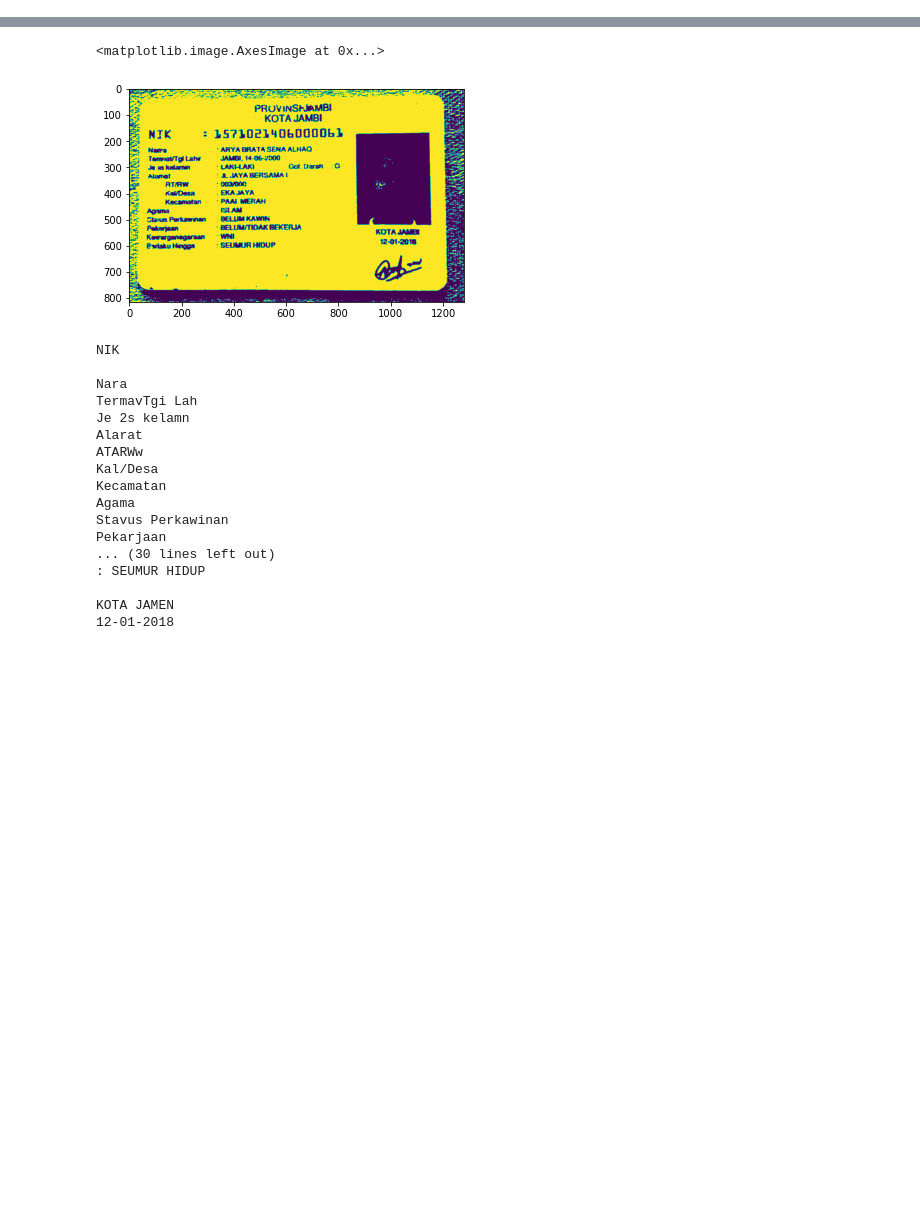
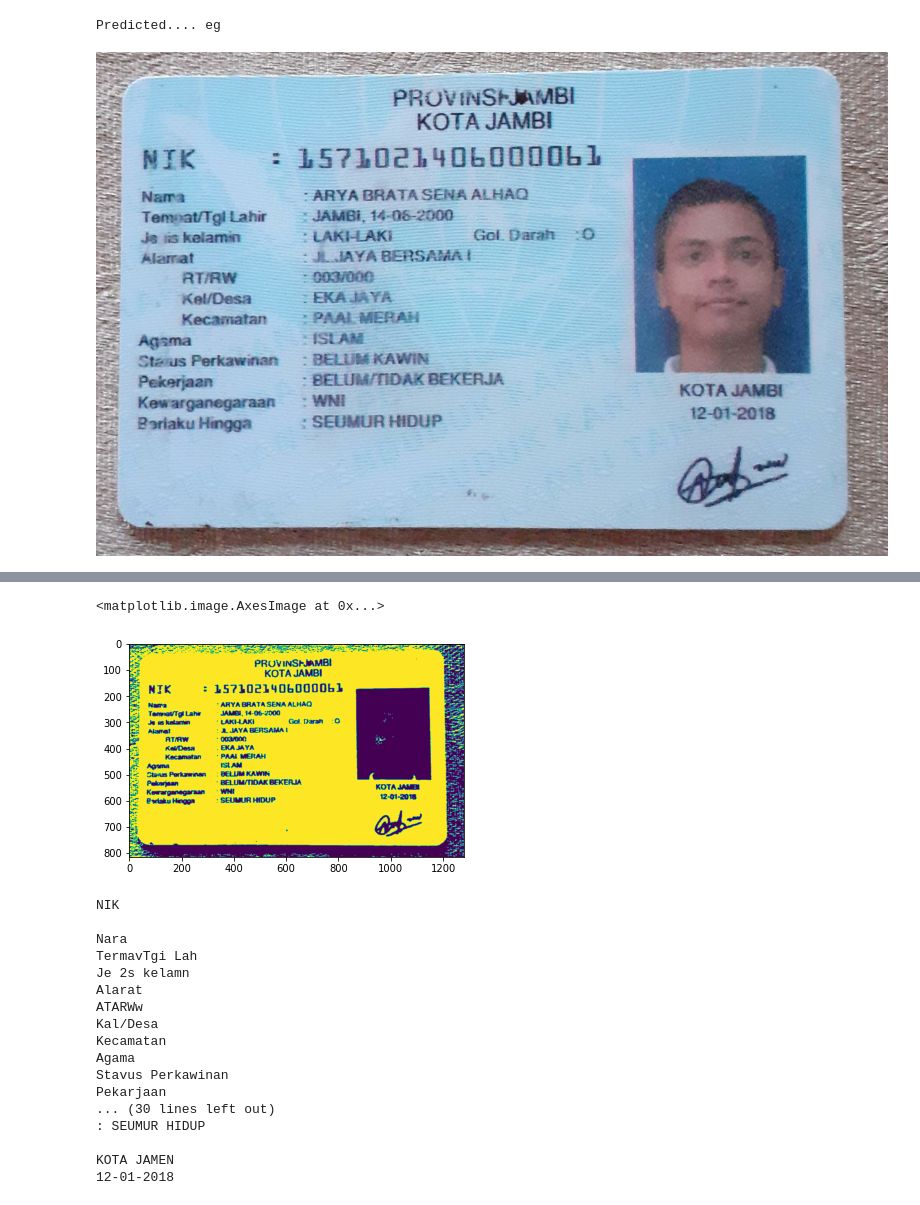
Before and after one commit to we-care-App/ML-model, a Jupyter notebook: Capstone_ML.ipynb, the cells around one changed output, grey strips where cells are left out. Drawn from its saved outputs; the diff is of its cells as text; code cells hidden in the pictures; blank space fills up the shorter version.

Commit message:
Add files via upload
convert to TfLite

```diff
--- a/Capstone_ML.ipynb
+++ b/Capstone_ML.ipynb
@@ -35,3 +310,43 @@ from skimage.filters import threshold_otsu
+# %%
+def tflite_inference(input, quantization='dr'):
+    model_name = f'crnn_{quantization}.tflite'
+    interpreter = tf.lite.Interpreter(model_path=model_name)
+    input_details = interpreter.get_input_details()
+    output_details = interpreter.get_output_details()
+    interpreter.allocate_tensors()
+    interpreter.set_tensor(input_details[0]['index'], input)
+    interpreter.invoke()
+    output = interpreter.get_tensor(output_details[0]['index'])
+    return output
+# %%
+preds = tflite_inference(image, quantization='float16')
+# %%
+def ctc_decode(preds):
+    pred_index = np.argmax(preds, axis=2)
+    char_list = list(opt.character)
+    char_dict = {}
+    for i, char in enumerate(char_list):
+        char_dict[char] = i + 1
+    char_list = ['_'] + char_list
+    BLANK = 0
+    texts = []
+    output = pred_index[0, :]
+    characters = []
+    for i in range(preds.shape[1]):
+        if output[i] != BLANK and (not (i > 0 and output[i - 1] == output[i])):
+            characters.append(char_list[output[i]])
+        text = ''.join(characters)
+    return text
+# %%
+output = ctc_decode(preds)
+# %%
+from google.colab.patches import cv2_imshow
+
+print("Predicted....", output)
+cv2_imshow(orig_image)
+# %% [output]
+Predicted.... eg
+[figure, added]
 # %%
 from google.colab import files
 uploaded = files.upload()
```
Also changed, not shown: parts of 22 cells of this notebook.
